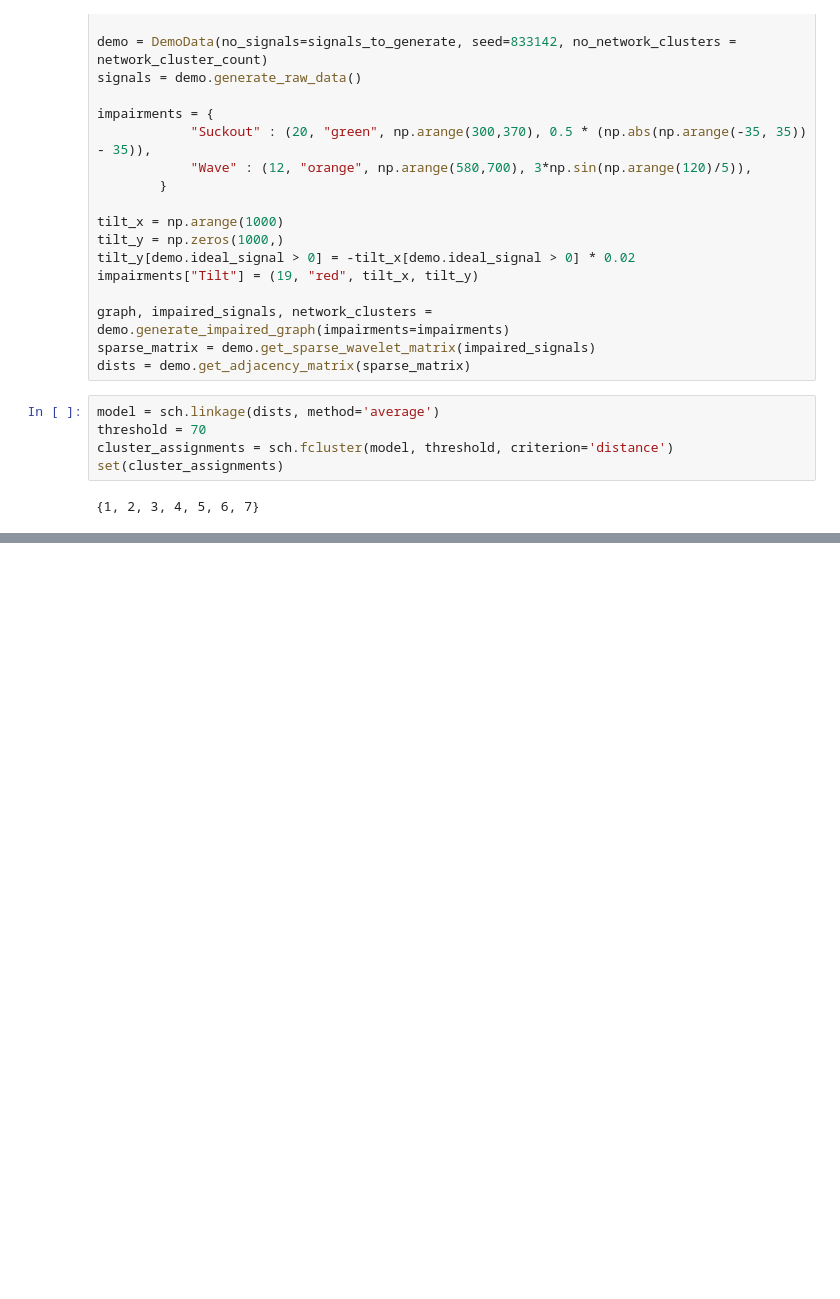
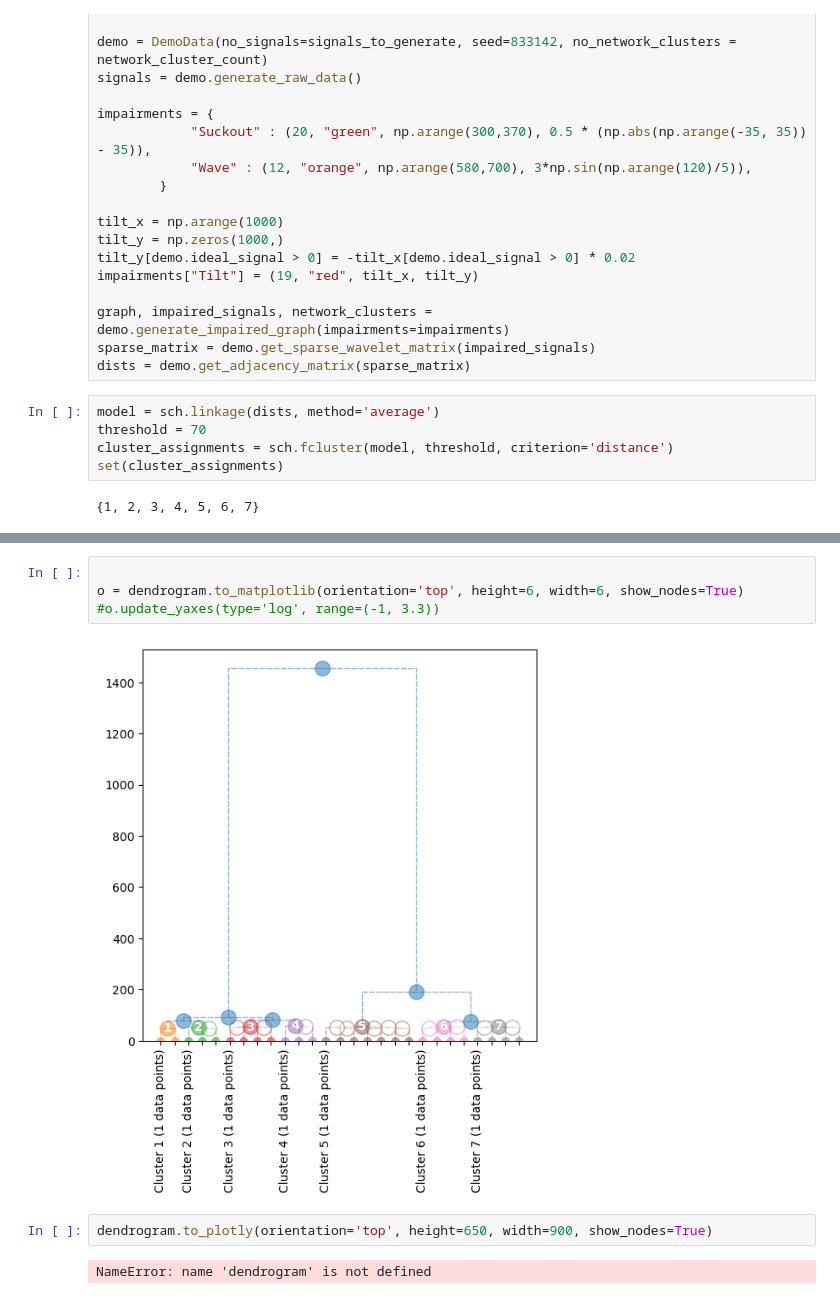
Before and after one commit to kamicollo/idendrogram, a Jupyter notebook: demo/testing.ipynb, the cells around one changed output, grey strips where cells are left out. Saved outputs shown, nothing was run; the diff lists cells and outputs as text; blank space fills up the shorter version.

```diff
--- a/demo/testing.ipynb
+++ b/demo/testing.ipynb
@@ -78,0 +76,10 @@ dendrogram.to_altair()
+# %%
+
+o = dendrogram.to_matplotlib(orientation='top', height=6, width=6, show_nodes=True)
+#o.update_yaxes(type='log', range=(-1, 3.3))
+# %% [output]
+[figure, added]
+# %%
+dendrogram.to_plotly(orientation='top', height=650, width=900, show_nodes=True)
+# %% [output]
+NameError: name 'dendrogram' is not defined
```
Also changed, not shown: parts of 9 cells of this notebook, 11 other files.
